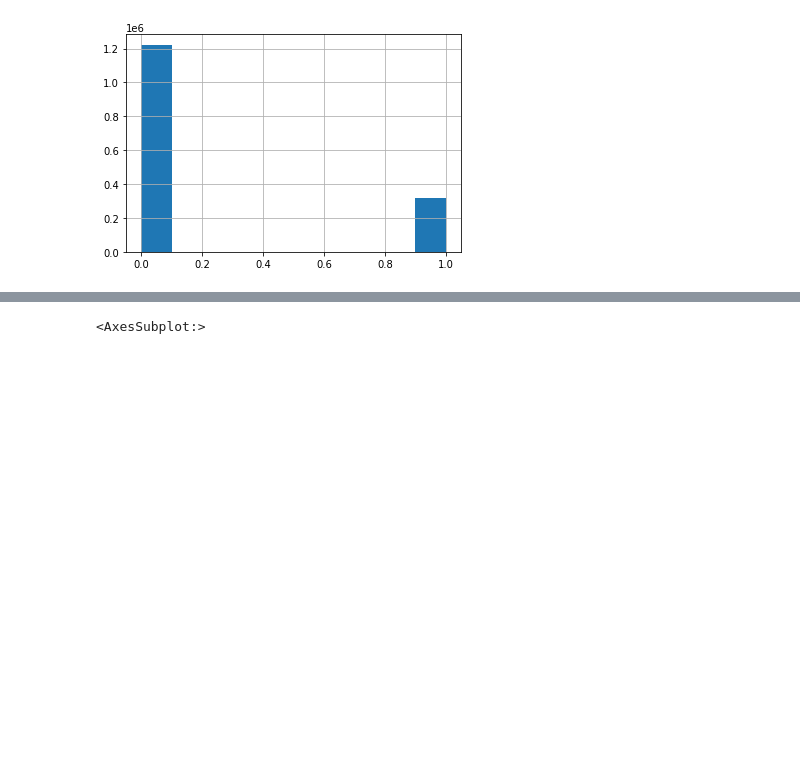
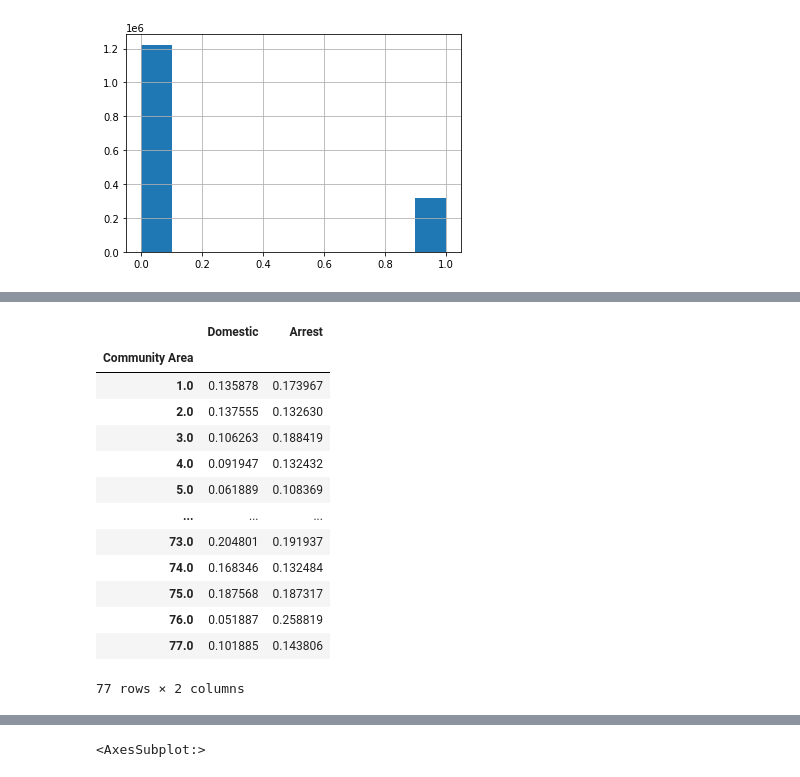
Before and after one commit to leo-cavalcante/crimes-in-chicago, a Jupyter notebook: Crime Analysis - Arrest and Domestic.ipynb, the cells around one changed output, grey strips where cells are left out. Cells and saved outputs as stored; diff of their text form; code cells hidden in the pictures; blank space fills up the shorter version.

```diff
--- a/Crime Analysis - Arrest and Domestic.ipynb
+++ b/Crime Analysis - Arrest and Domestic.ipynb
@@ -162,0 +209,5 @@ crimes[["Arrest","Domestic"]].groupby("Arrest").sum()/crimes.shape[0]
+# %%
+# Percentage of domestic crimes by community
+domestic_bycommunity = (crimes.pivot_table(values="Domestic",index="Community Area", aggfunc='sum')/
+                        crimes.pivot_table(values="Domestic",index="Community Area", aggfunc='count'))
+domestic_bycommunity
@@ -162,0 +229,21 @@ crimes[["Arrest","Domestic"]].groupby("Arrest").sum()/crimes.shape[0]
+# %%
+domestic_bycommunity2 = domestic_bycommunity.copy()
+domestic_bycommunity2 = pd.concat([domestic_bycommunity2,(
+                        crimes.pivot_table(values="Arrest",index="Community Area", aggfunc='sum')/
+                        crimes.pivot_table(values="Arrest",index="Community Area", aggfunc='count'))],axis=1)
+domestic_bycommunity2
+# %% [output]
+|  | Domestic | Arrest |
+| Community Area |  |  |
+| 1.0 | 0.135878 | 0.173967 |
+| 2.0 | 0.137555 | 0.132630 |
+| 3.0 | 0.106263 | 0.188419 |
+| 4.0 | 0.091947 | 0.132432 |
+| 5.0 | 0.061889 | 0.108369 |
+| ... | ... | ... |
+| 73.0 | 0.204801 | 0.191937 |
+| 74.0 | 0.168346 | 0.132484 |
+| 75.0 | 0.187568 | 0.187317 |
+| 76.0 | 0.051887 | 0.258819 |
+| 77.0 | 0.101885 | 0.143806 |
+77 rows × 2 columns
```
Also changed, not shown: parts of 24 cells of this notebook, 1 other file.
